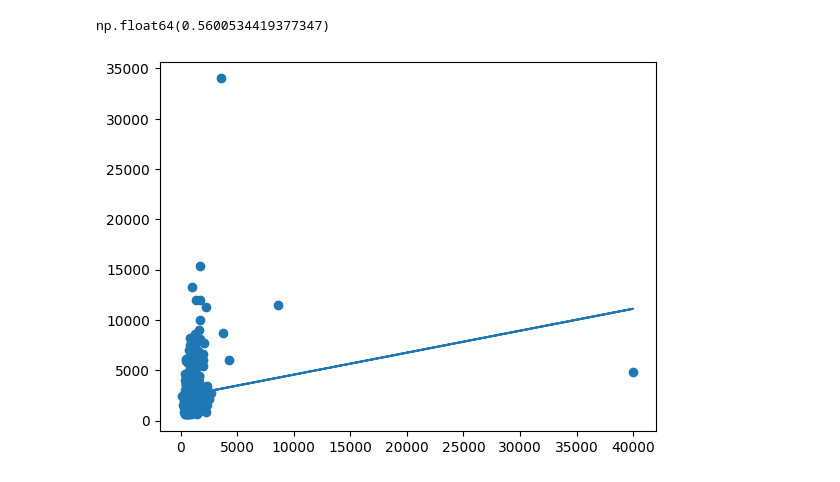
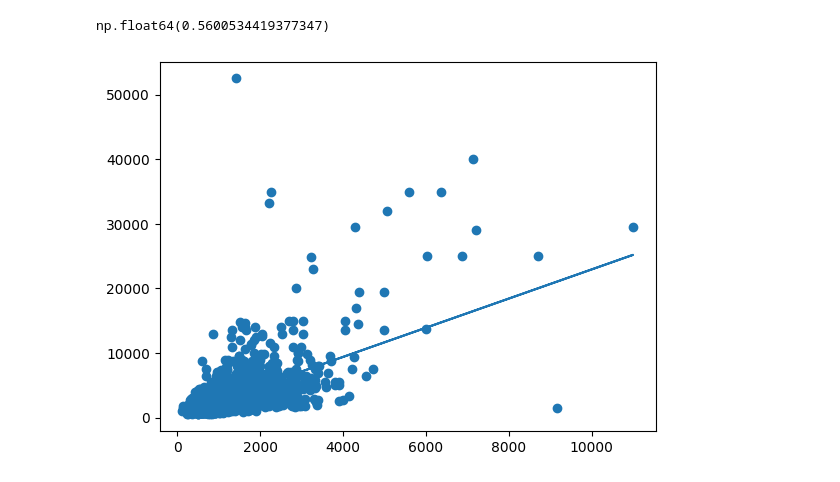
Before and after one commit to bimi2002/Apartment-for-Rent-Classified-Analysation, a Jupyter notebook: dataprocessing.ipynb, the cells around one changed output. Drawn from its saved outputs; the diff is of its cells as text; code cells hidden in the pictures.

```diff
--- a/dataprocessing.ipynb
+++ b/dataprocessing.ipynb
@@ -124,9 +124,9 @@ correlation
 np.float64(0.5600534419377347)
 # %%
 import matplotlib.pyplot as plt
-mymodel=list(map(ref_func_ny,x_ny))
-plt.scatter(x=x_ny,y=y_ny)
-plt.plot(x_ny,mymodel)
+mymodel=list(map(ref_func_ca,x_ca))
+plt.scatter(x=x_ca,y=y_ca)
+plt.plot(x_ca,mymodel)
 plt.show()
 # %% [output]
-[figure, old version]
+[figure, new version]
```
Also changed, not shown: parts of 2 cells of this notebook, 2 other files.
